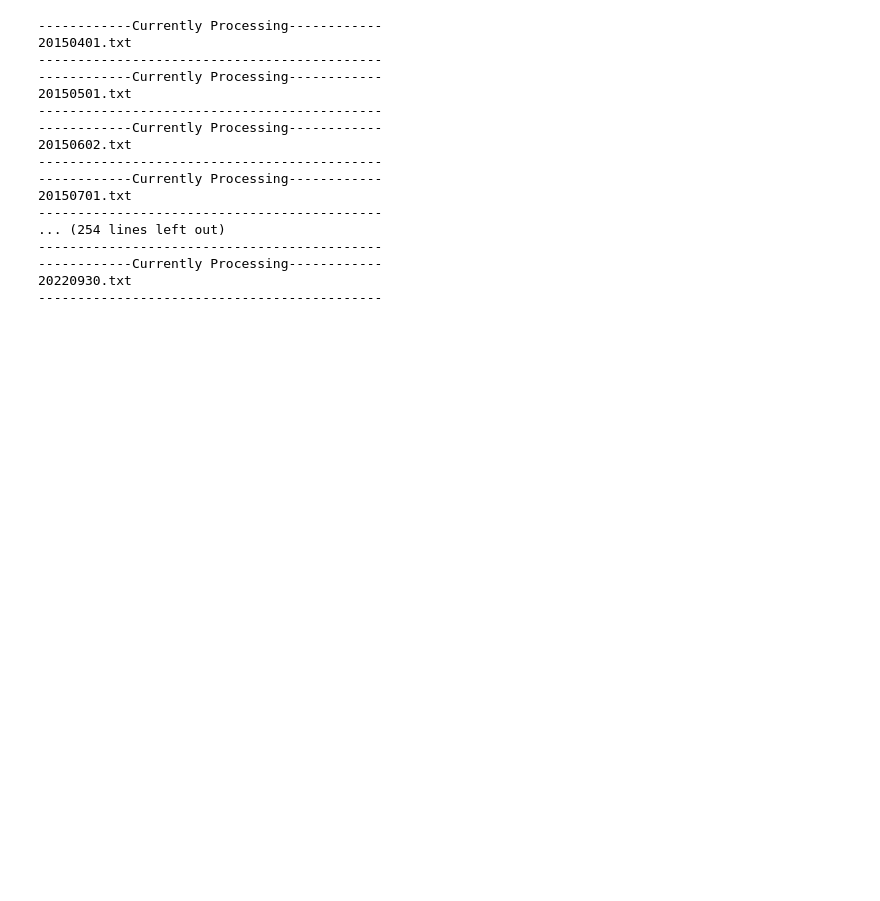
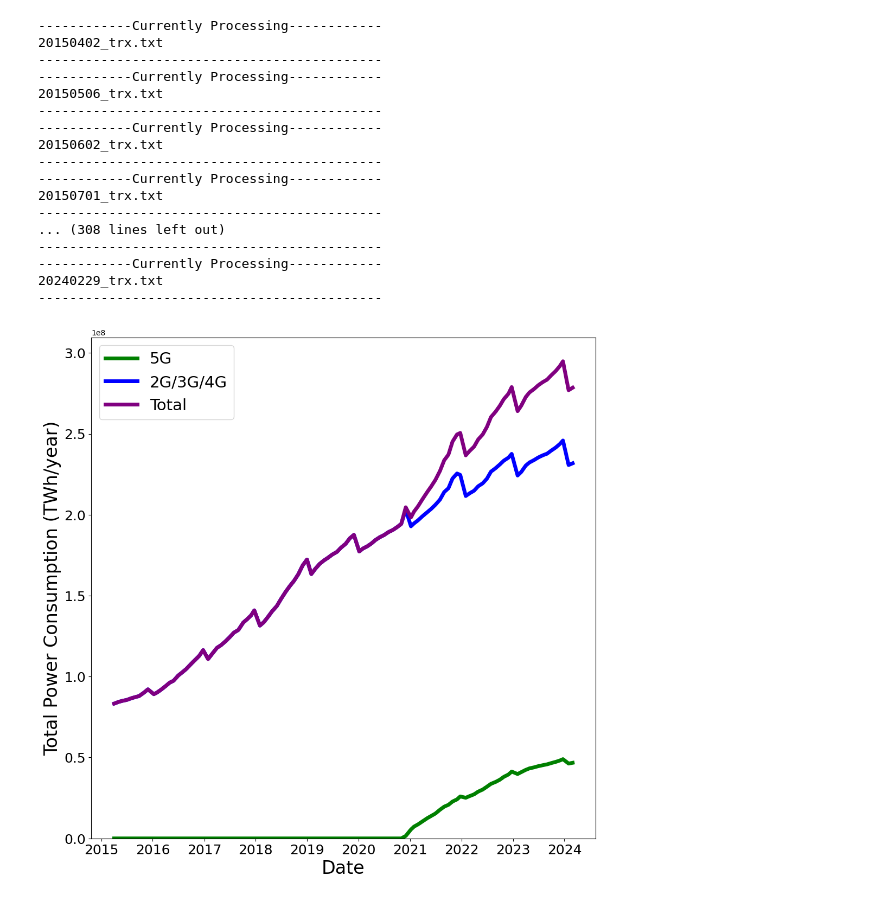
Before and after one commit to TheEaterr/ANFR_Dataset_Processing_Codes, a Jupyter notebook: Power_Consumption_Analysis.ipynb, the cells around one changed output. Saved outputs shown, nothing was run; the diff lists cells and outputs as text; code cells hidden in the pictures; blank space fills up the shorter version.

```diff
--- a/Power_Consumption_Analysis.ipynb
+++ b/Power_Consumption_Analysis.ipynb
@@ -631,8 +710,6 @@ def CAGR(dates, total_pw_main_opr, BS_avg_pw_main_opr):
 
     return
 # %%
-encoding_type = 'latin1'
-
 dates = []
 
 total_pw_main_opr = []
@@ -689,19 +766,42 @@ BS_avg_pw_9_freq_sys = []
 BS_avg_pw_10_freq_sys = []
 BS_avg_pw_11_freq_sys = []
 
+TRX_avg_pw_M = []
+TRX_sum_pw_M = []
+TRX_avg_pw_U = []
+TRX_sum_pw_U = []
+TRX_sum_pw_RRH = []
+TRX_sum_pw_noRRH = []
+
+TRX_avg_pw_M_low = []
+TRX_sum_pw_M_low = []
+TRX_avg_pw_U_low = []
+TRX_sum_pw_U_low = []
+TRX_sum_pw_RRH_low = []
+TRX_sum_pw_noRRH_low = []
+
+TRX_avg_pw_M_high = []
+TRX_sum_pw_M_high = []
+TRX_avg_pw_U_high = []
+TRX_sum_pw_U_high = []
+TRX_sum_pw_RRH_high = []
+TRX_sum_pw_noRRH_high = []
+
+
 
 plt.rcParams["figure.figsize"] = (12,12)        #Setting plot size
 
-for file in processed_files:
+
+def process_file(file):
     print('------------Currently Processing------------')
     print(file)
     print('--------------------------------------------')
 
-    date = file.split('.')[0]
+    date = file.split('_trx')[0]
     dates.append(datetime.strptime(date, '%Y%m%d'))
 
     #-------------Reading the current preprocessed file-------------#
-    all_df = pd.read_csv(join(pre_processed_dir, file), sep = ';', dtype=str, encoding = encoding_type)
+    all_df = pd.read_csv(join(pre_processed_dir, file), sep = ';', dtype=str)
 
     #------------Condensing data more by introducing a count column for TRX with exactly same characteristics------------#
     all_df = condense_TRX_info(all_df)
@@ -721,8 +821,16 @@ for file in processed_files:
 
     #------------Adding a power consumption column-------------#
     all_df["Calculated_Power"] = all_df.apply(add_pw_cons_col, current_date = datetime.strptime(date, '%Y%m%d'), axis=1) #Calculating the power consumption for each row
+    all_df["Calculated_Power_low"] = all_df.apply(add_pw_cons_col, current_date = datetime.strptime(date, '%Y%m%d'), eff=5, axis=1) #Calculating the power consumption for each row
+    all_df["Calculated_Power_high"] = all_df.apply(add_pw_cons_col, current_date = datetime.strptime(date, '%Y%m%d'), eff=9, axis=1) #Calculating the power consumption for each row
 
     #------------Gathering power consumption stats for different groups------------#
+    avg_TRX_pw(all_df, TRX_avg_pw_M, TRX_avg_pw_U, TRX_sum_pw_M, TRX_sum_pw_U, TRX_sum_pw_RRH, TRX_sum_pw_noRRH)
+
+    avg_TRX_pw_low(all_df, TRX_avg_pw_M_low, TRX_avg_pw_U_low, TRX_sum_pw_M_low, TRX_sum_pw_U_low, TRX_sum_pw_RRH_low, TRX_sum_pw_noRRH_low)
+
+    avg_TRX_pw_high(all_df, TRX_avg_pw_M_high, TRX_avg_pw_U_high, TRX_sum_pw_M_high, TRX_sum_pw_U_high, TRX_sum_pw_RRH_high, TRX_sum_pw_noRRH_high)
+
     pw_per_opr(all_df, total_pw_main_opr, total_pw_ORANGE, total_pw_SFR, total_pw_BT, total_pw_FREE,
               BS_avg_pw_main_opr, BS_avg_pw_ORANGE, BS_avg_pw_SFR, BS_avg_pw_BT, BS_avg_pw_FREE)
 
@@ -736,21 +844,47 @@ for file in processed_files:
                        BS_avg_pw_10_freq_sys, BS_avg_pw_11_freq_sys)
 
     avg_pw_per_highest_tech(all_df, BS_avg_pw_H_2G, BS_avg_pw_H_3G, BS_avg_pw_H_4G, BS_avg_pw_H_5G, BS_avg_pw_H_5G_3500)
+
+for file in processed_files:
+    process_file(file)
 # %% [output]
 ------------Currently Processing------------
-20150401.txt
+20150402_trx.txt
 --------------------------------------------
 ------------Currently Processing------------
-20150501.txt
+20150506_trx.txt
 --------------------------------------------
 ------------Currently Processing------------
-20150602.txt
+20150602_trx.txt
 --------------------------------------------
 ------------Currently Processing------------
-20150701.txt
+20150701_trx.txt
 --------------------------------------------
-... (254 lines left out)
+... (308 lines left out)
 --------------------------------------------
 ------------Currently Processing------------
-20220930.txt
+20240229_trx.txt
 --------------------------------------------
+# %%
+# plot TRX_sum_pw_M, TRX_sum_pw_U, TRX_sum_pw_RRH
+plt.plot(dates, TRX_sum_pw_U, color='green', label='5G', linewidth=5)
+
+total_TRX_sum_no5G = [sum(x) for x in zip(TRX_sum_pw_RRH, TRX_sum_pw_noRRH)]
+plt.plot(dates, total_TRX_sum_no5G, color='blue', label='2G/3G/4G', linewidth=5)
+total_TRX_sum = [sum(x) for x in zip(TRX_sum_pw_RRH, TRX_sum_pw_noRRH, TRX_sum_pw_U)]
+
+plt.plot(dates, total_TRX_sum, color='purple', label='Total', linewidth=5)
+
+# add legend and title
+plt.legend(fontsize=21)
+plt.xticks(fontsize=18)
+plt.yticks(fontsize=18)
+
+plt.ylabel("Total Power Consumption (TWh/year)", fontsize=24)
+plt.xlabel('Date', fontsize=24)
+
+plt.ylim(ymin = 0)
+# Save Image
+plt.savefig('./Graphs/TRX_PW.pdf')
+# %% [output]
+[figure, added]
```
Also changed, not shown: parts of 15 cells of this notebook, 10 other files.
